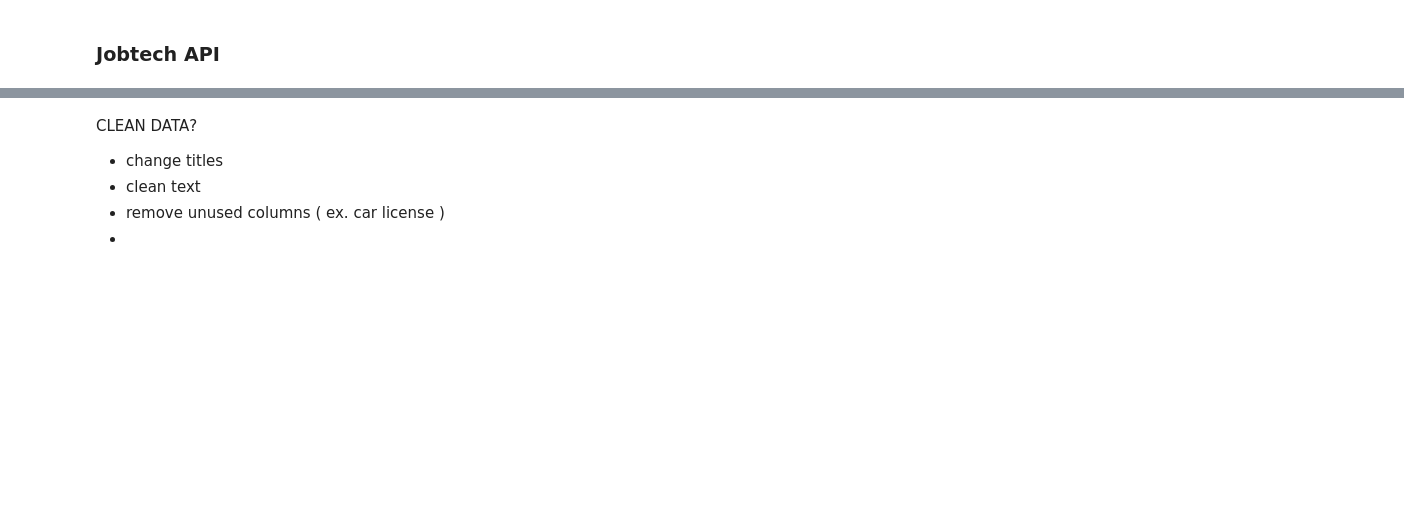
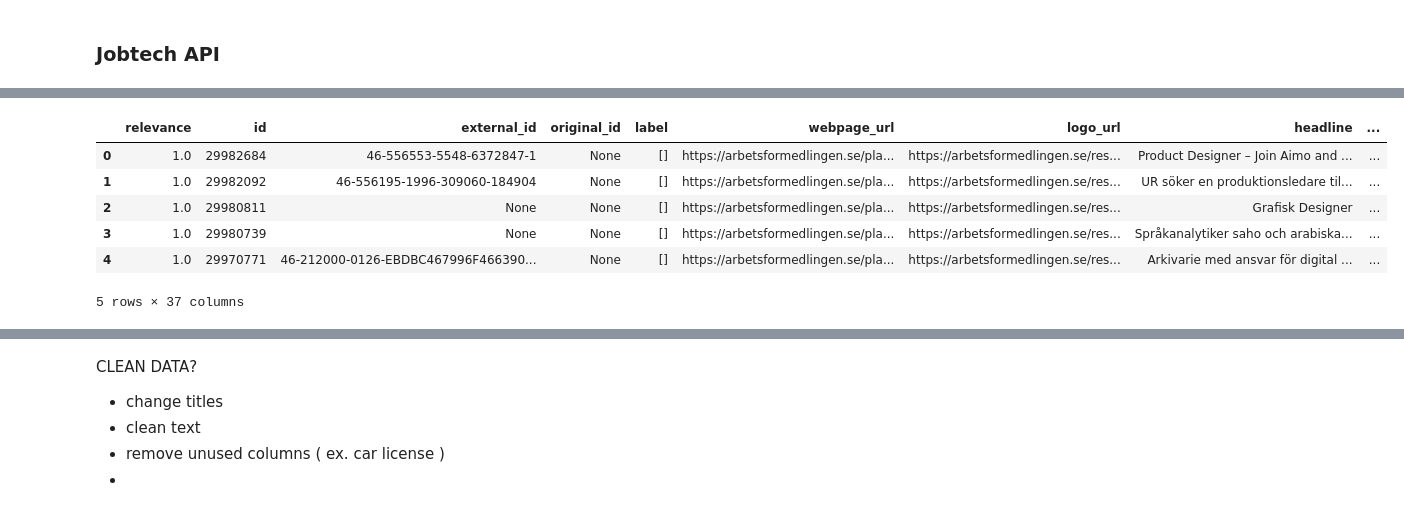
Before and after one commit to fredrikkron/data_wh_project_group_7, a Jupyter notebook: explorations/eda.freja/testing_data.ipynb, the cells around one changed output, grey strips where cells are left out. Drawn from its saved outputs; the diff is of its cells as text; code cells hidden in the pictures; blank space fills up the shorter version.

```diff
--- a/explorations/eda.freja/testing_data.ipynb
+++ b/explorations/eda.freja/testing_data.ipynb
@@ -27,18 +62,15 @@ SyntaxError: ':' expected after dictionary key (35847681.py, line 16)
 # %%
-import requests
 import pandas as pd
-
-url = "https://jobsearch.api.jobtechdev.se/search"
-params = {
-    "occupation-field": ["j7Cq_ZJe_GkT", "9puE_nYg_crq", "MVqp_eS8_kDZ"],
-    "limit": 50
-} # default 50
-
-r = requests.get(url, params=params)
-data = r.json()
 
 df = pd.DataFrame(data["hits"])
 df.head()
-
-df.to_excel("jobtech_jobs.xlsx", index=False)
+#df.to_excel("jobtech_jobs.xlsx", index=False)
+# %% [output]
+|  | relevance | id | external_id | original_id | label | webpage_url | logo_url | headline | ... |
+| 0 | 1.0 | 29982684 | 46-556553-5548-6372847-1 | None | [] | https://arbetsformedlingen.se/pla... | https://arbetsformedlingen.se/res... | Product Designer – Join Aimo and ... | ... |
+| 1 | 1.0 | 29982092 | 46-556195-1996-309060-184904 | None | [] | https://arbetsformedlingen.se/pla... | https://arbetsformedlingen.se/res... | UR söker en produktionsledare til... | ... |
+| 2 | 1.0 | 29980811 | None | None | [] | https://arbetsformedlingen.se/pla... | https://arbetsformedlingen.se/res... | Grafisk Designer | ... |
+| 3 | 1.0 | 29980739 | None | None | [] | https://arbetsformedlingen.se/pla... | https://arbetsformedlingen.se/res... | Språkanalytiker saho och arabiska... | ... |
+| 4 | 1.0 | 29970771 | 46-212000-0126-EBDBC467996F466390... | None | [] | https://arbetsformedlingen.se/pla... | https://arbetsformedlingen.se/res... | Arkivarie med ansvar för digital ... | ... |
+5 rows × 37 columns
 # %%
```
Also changed, not shown: parts of 6 cells of this notebook, 2 other files.
